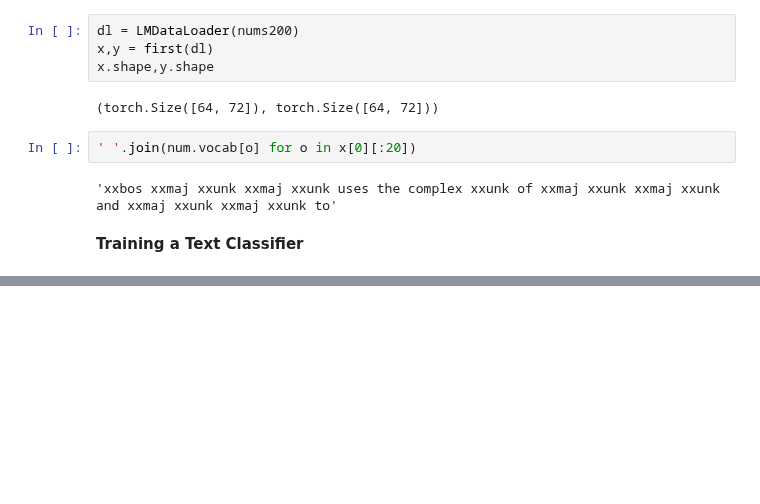
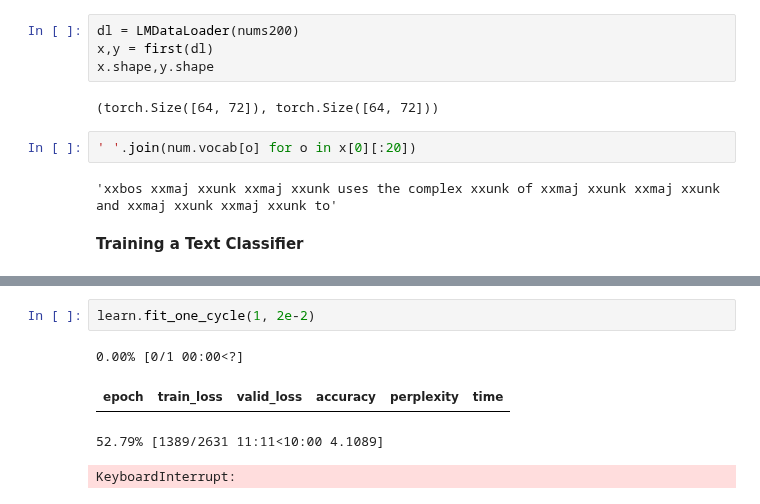
Before and after one commit to flyinacres/fastai-coursework, a Jupyter notebook: fastai-10.ipynb, the cells around one changed output, grey strips where cells are left out. Drawn from its saved outputs; the diff is of its cells as text; blank space fills up the shorter version.

```diff
--- a/fastai-10.ipynb
+++ b/fastai-10.ipynb
@@ -246,0 +268,7 @@ x.shape,y.shape
+# %%
+learn.fit_one_cycle(1, 2e-2)
+# %% [output]
+0.00% [0/1 00:00<?]
+| epoch | train_loss | valid_loss | accuracy | perplexity | time |
+52.79% [1389/2631 11:11<10:00 4.1089]
+KeyboardInterrupt:
```
Also changed, not shown: parts of 24 cells of this notebook.
